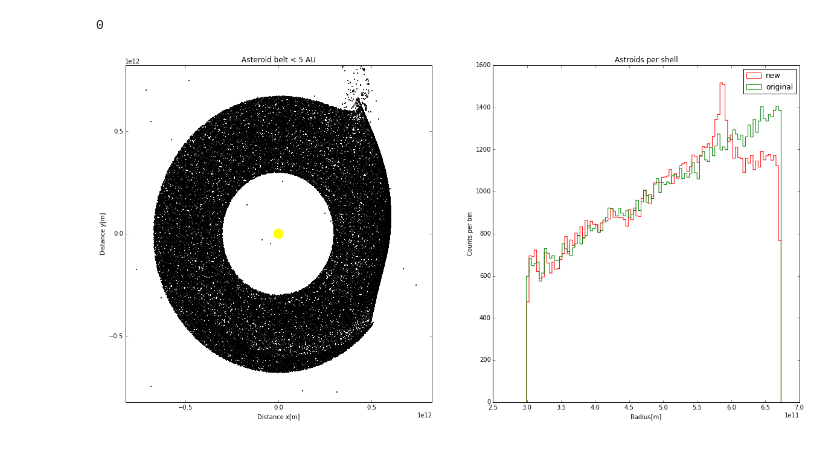
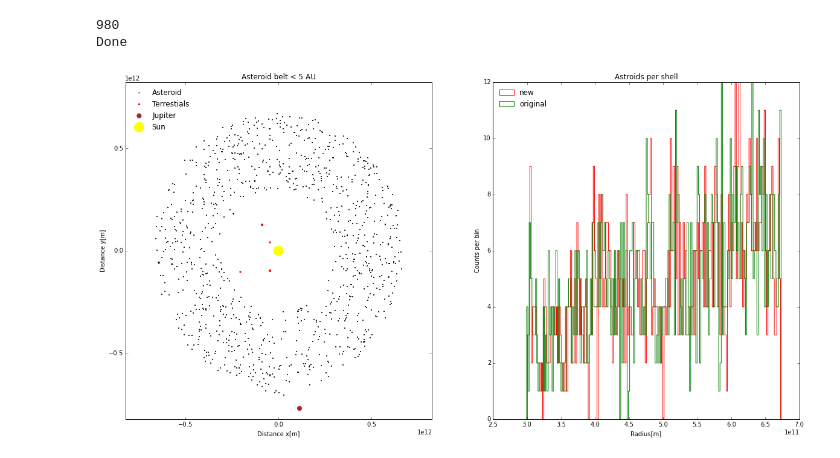
Before and after one commit to Enqoded/N-body-CrocoLoco, a Jupyter notebook: Test_monday.ipynb, the cells around one changed output. Saved outputs shown, nothing was run; the diff lists cells and outputs as text; code cells hidden in the pictures.

```diff
--- a/Test_monday.ipynb
+++ b/Test_monday.ipynb
@@ -18,9 +18,9 @@ m_jup = 1.898*10**27 #kg
 AU = 1.496*10**11 #m
 
 dt = 3600*24 #s
-N = 100000#unitless
-tijd = 100000 #dag
-plotting_time_stepsize = 3650
+N = 1000#unitless
+tijd = 1000 #dag
+plotting_time_stepsize = 20
 
 
 inner_r = 2 #AU
@@ -178,11 +178,10 @@ def asteroids(tijd):
     pos_array = startvalue_generator(N)
     pos_sun = sun_start(pos_sun_start)
     pos_jup = planet_start(pos_jup_start)
-    #x_sun, y_sun, z_sun, vx_sun, vy_sun, vz_sun = pos_sun
-    #merc_x_last, merc_y_last, merc_z_last, v_x_merc, v_y_merc, v_z_merc = planet_start([.39*AU,0,0])
-    #ven_x_last, ven_y_last, ven_z_last, v_x_ven, v_y_ven, v_z_ven = planet_start([.72*AU,0,0])
-    #earth_x_last, earth_y_last, earth_z_last, v_x_earth, v_y_earth, v_z_earth = planet_start([1.0*AU,0,0])
-    #mars_x_last, mars_y_last, mars_z_last, v_x_mars, v_y_mars, v_z_mars = planet_start([1.52*AU,0,0])
+    pos_merc = planet_start([.39*AU,0,0])
+    pos_ven = planet_start([.72*AU,0,0])
+    pos_earth = planet_start([1.0*AU,0,0])
+    pos_mars = planet_start([1.52*AU,0,0])
 
 
     for t in range(tijd):
@@ -191,10 +190,10 @@ def asteroids(tijd):
         pos_sun = sun_position(pos_sun, pos_jup)
         x_sun, y_sun, z_sun, vx_sun, vy_sun, vz_sun = pos_sun
         pos_jup = planet_position(pos_jup, pos_sun)
-        #merc_x_last, merc_y_last, merc_z_last, v_x_merc, v_y_merc, v_z_merc = planet_pos(merc_x_last, merc_y_last, merc_z_last, v_x_merc, v_y_merc, v_z_merc)
-        #ven_x_last, ven_y_last, ven_z_last, v_x_ven, v_y_ven, v_z_ven =  planet_pos(ven_x_last, ven_y_last, ven_z_last, v_x_ven, v_y_ven, v_z_ven)
-        #earth_x_last, earth_y_last, earth_z_last, v_x_earth, v_y_earth, v_z_earth =  planet_pos(earth_x_last, earth_y_last, earth_z_last, v_x_earth, v_y_earth, v_z_earth)
-        #mars_x_last, mars_y_last, mars_z_last, v_x_mars, v_y_mars, v_z_mars =  planet_pos(mars_x_last, mars_y_last, mars_z_last, v_x_mars, v_y_mars, v_z_mars)
+        pos_merc = planet_position(pos_merc, pos_sun)
+        pos_ven =  planet_position(pos_ven, pos_sun)
+        pos_earth =  planet_position(pos_earth, pos_sun)
+        pos_mars =  planet_position(pos_mars, pos_sun)
         if t == 0:
             r_original_array = np.sqrt(pos_array[0]**2 + pos_array[1]**2)
         if t % plotting_time_stepsize == 0:
@@ -203,28 +202,29 @@ def asteroids(tijd):
             r_array = r_array[r_array<=outer_r_au]
             f.clear()
             plt.subplot(121)
-            #plt.scatter(merc_x_last, merc_y_last, s = 3, color = 'grey')
-            #plt.scatter(ven_x_last, ven_y_last, s = 5, color = 'orange')
-            #plt.scatter(earth_x_last, earth_y_last, s = 5, color = 'blue')
-            #plt.scatter(mars_x_last, mars_y_last, s = 3, color = 'orange')
-            plt.scatter(pos_jup[0], pos_jup[1], s = 25, color = 'brown')
-            plt.scatter(pos_sun[0], pos_sun[1], s = 250, color = 'yellow')
-            plt.scatter(pos_array[:][0], pos_array[:][1], s = 1, color = 'black')
+            plt.scatter(pos_merc[0], pos_merc[1], s = 5, color = 'red')
+            plt.scatter(pos_ven[0], pos_ven[1], s = 10, color = 'red')
+            plt.scatter(pos_earth[0], pos_earth[1], s = 10, color = 'red')
+            plt.scatter(pos_array[:][0], pos_array[:][1], s = 1, color = 'black', label = 'Asteroid')
+            plt.scatter(pos_mars[0], pos_mars[1], s = 5, color = 'red', label = 'Terrestials')
+            plt.scatter(pos_jup[0], pos_jup[1], s = 50, color = 'brown', label = 'Jupiter')
+            plt.scatter(pos_sun[0], pos_sun[1], s = 250, color = 'yellow', label = 'Sun')
             plt.title('Asteroid belt < 5 AU')
             plt.xlabel('Distance x[m]')
             plt.ylabel('Distance y[m]')
             plt.xlim([-5.5*AU,5.5*AU])
             plt.ylim([-5.5*AU,5.5*AU])
+            plt.legend(loc = 2, scatterpoints = 1, frameon = False)
 
 
             plt.subplot(122)
-            plt.hist(r_array, bins = 100, histtype = 'step', color = 'red', label = 'new')
-            plt.hist(r_original_array, bins = 100, histtype = 'step', color = 'green', label = 'original')
+            plt.hist(r_array, bins = 200, histtype = 'step', color = 'red', label = 'new')
+            plt.hist(r_original_array, bins = 200, histtype = 'step', color = 'green', label = 'original')
             plt.title('Astroids per shell')
             plt.xlabel('Radius[m]')
             plt.ylabel('Counts per bin')
             #plt.xlim([inner_r*AU,outer_r * AU])
-            plt.legend()
+            plt.legend(loc = 2, frameon = False)
             display.display(pl.gcf())
 
             display.clear_output(wait=True)
@@ -233,32 +233,33 @@ def asteroids(tijd):
             print t
 
     return 'Done'
 
 print asteroids(tijd)
 
 #################### 3D plot starts here ##########################
 #from mpl_toolkits.mplot3d import Axes3D
 
 #fig = plt.figure()
 #ax = fig.add_subplot(111, projection='3d')
 
 #ax.scatter(x_list, y_list, z_list, s=1, color='black', label='Asteroid')
 #ax.scatter([5*AU], [0], [0], s=25, color='brown', label='Jupiter')
 #ax.scatter([0], [0], [0], s=250, color='yellow', label='Sun')
 #ticks = [-5*AU, 0, 5*AU]
 #ax.set_xlabel('x[m]')
 #ax.set_ylabel('y[m]')
 #ax.set_zlabel('z[m]')
 #ax.set_xbound(-5*AU, 5*AU)
 #ax.set_ybound(-5*AU, 5*AU)
 #ax.set_zbound(-5*AU, 5*AU)
 #ax.set_xticks(ticks)
 #ax.set_yticks(ticks)
 #ax.set_zticks(ticks)
 
 #plt.legend(loc=3, scatterpoints=1)
 #plt.show()
 #################### 3D plot ends here ##########################
 # %% [output]
-0
+980
+Done
-[figure, old version]
+[figure, new version]
```
